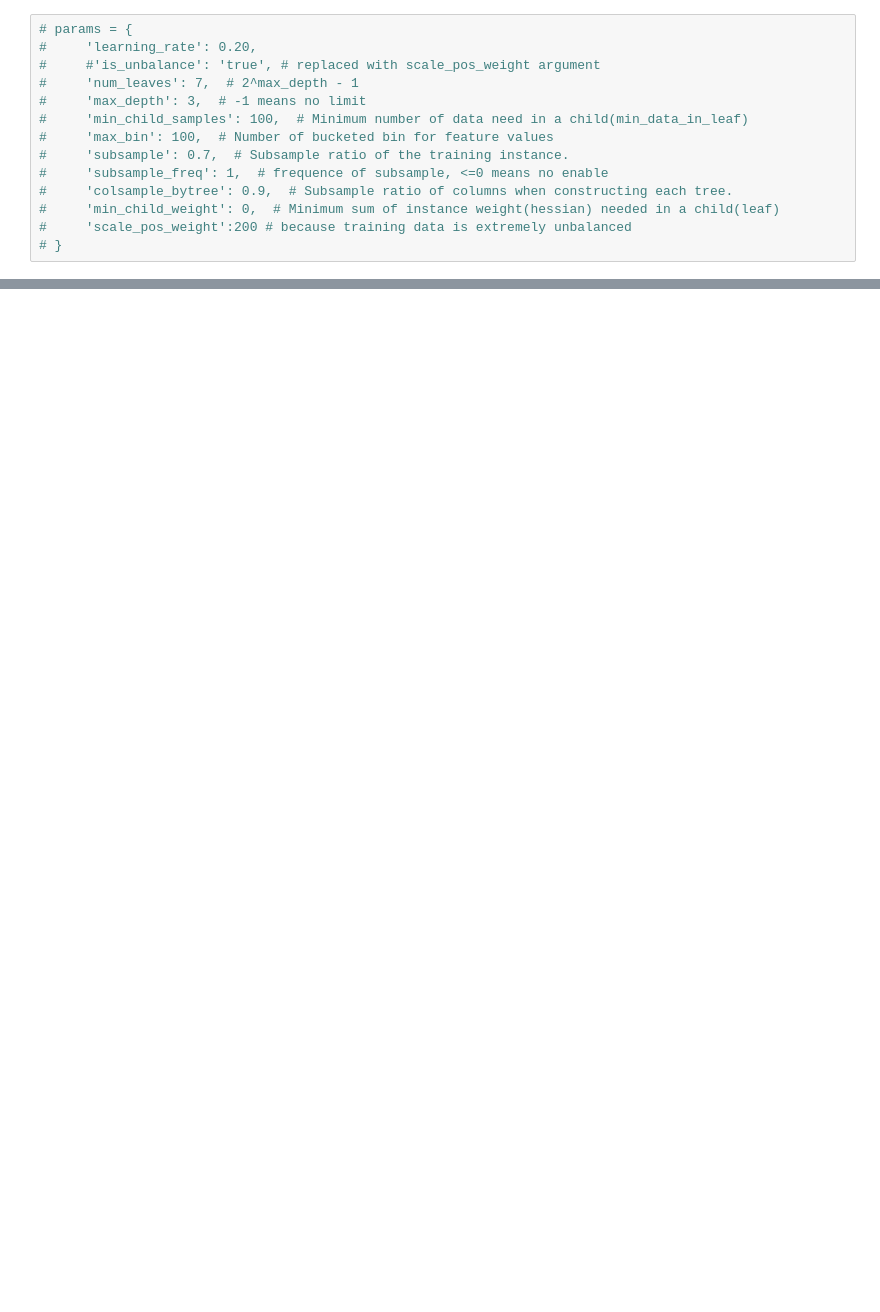
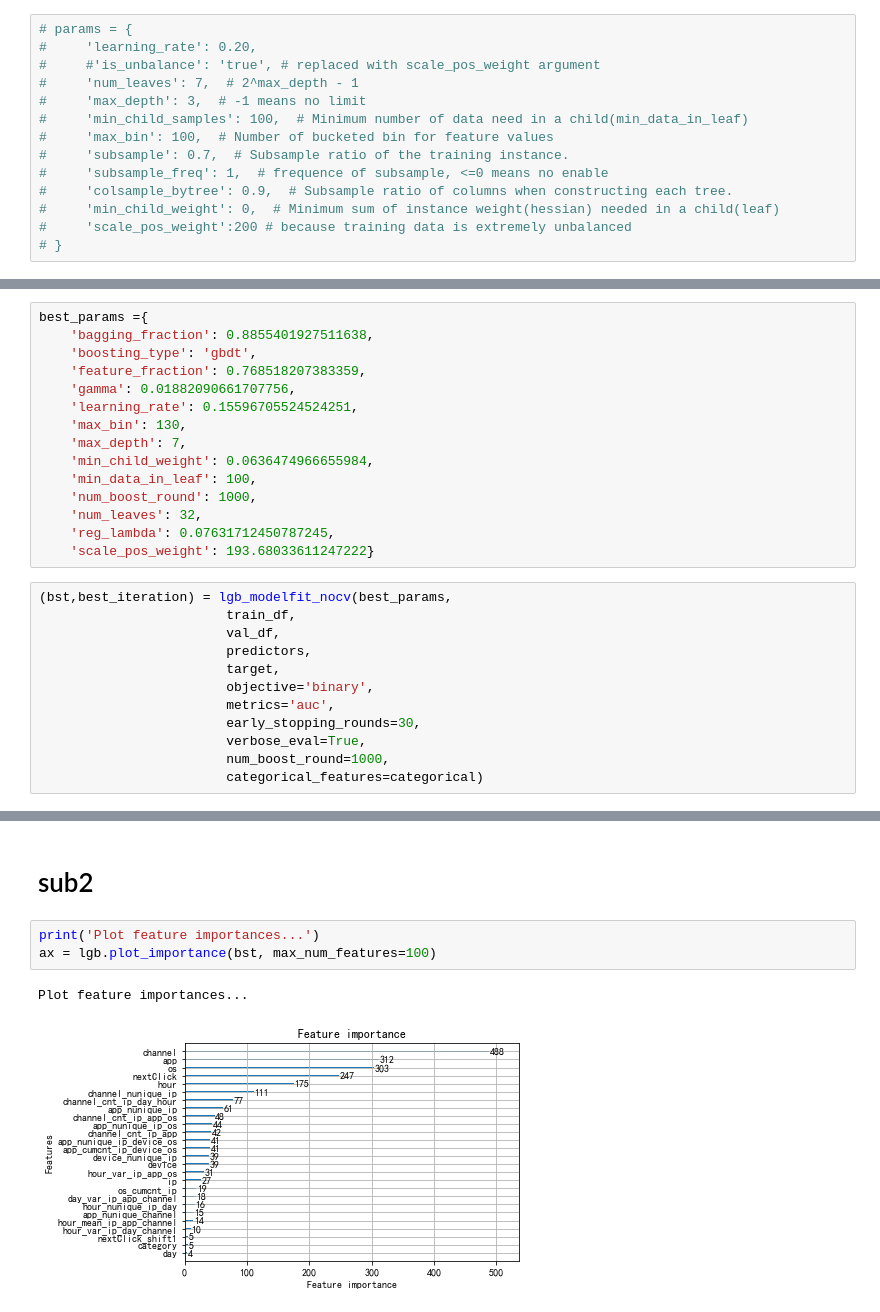
Before and after one commit to ihongChen/kaggle_AdTracking, a Jupyter notebook: src/model1_lgb_base.ipynb, the cells around one changed output, grey strips where cells are left out. Saved outputs shown, nothing was run; the diff lists cells and outputs as text; blank space fills up the shorter version.

```diff
--- a/src/model1_lgb_base.ipynb
+++ b/src/model1_lgb_base.ipynb
@@ -275,0 +320,27 @@ best =fmin(fn = lgbm_objective,
+# %%
+best_params ={
+    'bagging_fraction': 0.8855401927511638,
+    'boosting_type': 'gbdt',
+    'feature_fraction': 0.768518207383359,
+    'gamma': 0.01882090661707756,
+    'learning_rate': 0.15596705524524251,
+    'max_bin': 130,
+    'max_depth': 7,
+    'min_child_weight': 0.0636474966655984,
+    'min_data_in_leaf': 100,
+    'num_boost_round': 1000,
+    'num_leaves': 32,
+    'reg_lambda': 0.07631712450787245,
+    'scale_pos_weight': 193.68033611247222}
+# %%
+(bst,best_iteration) = lgb_modelfit_nocv(best_params,
+                        train_df,
+                        val_df,
+                        predictors,
+                        target,
+                        objective='binary',
+                        metrics='auc',
+                        early_stopping_rounds=30,
+                        verbose_eval=True,
+                        num_boost_round=1000,
+                        categorical_features=categorical)
@@ -275,0 +366,8 @@ best =fmin(fn = lgbm_objective,
+# %% [markdown]
+# sub2
+# %%
+print('Plot feature importances...')
+ax = lgb.plot_importance(bst, max_num_features=100)
+# %% [output]
+Plot feature importances...
+[figure, added]
```
Also changed, not shown: parts of 13 cells of this notebook, 1 other file.
